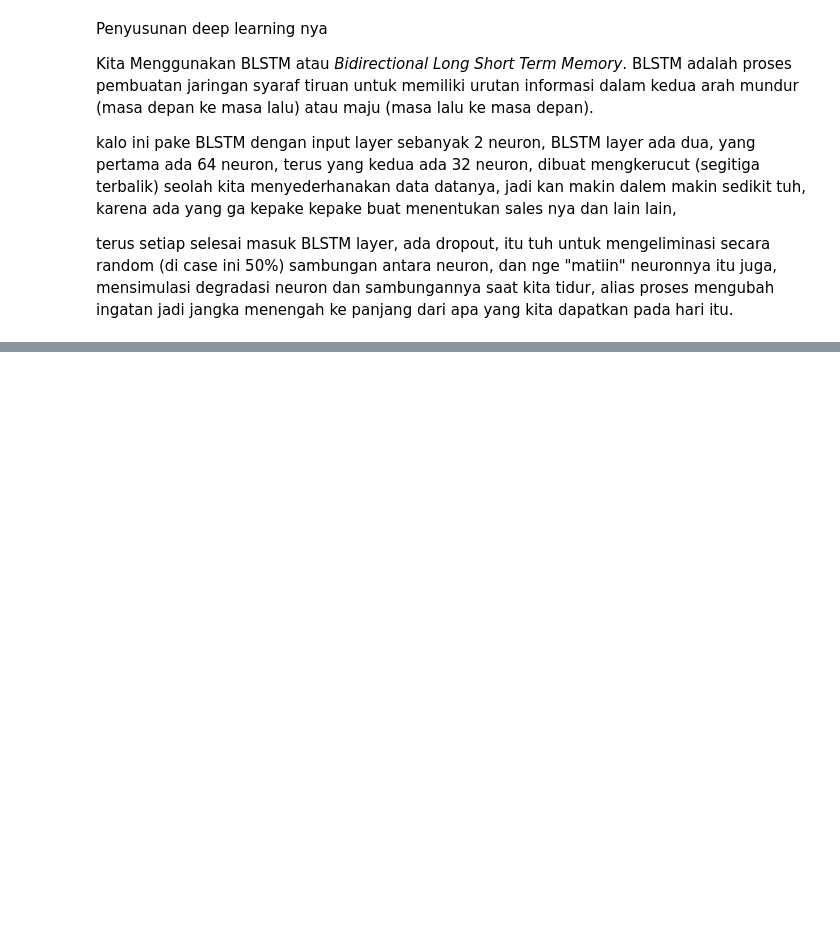
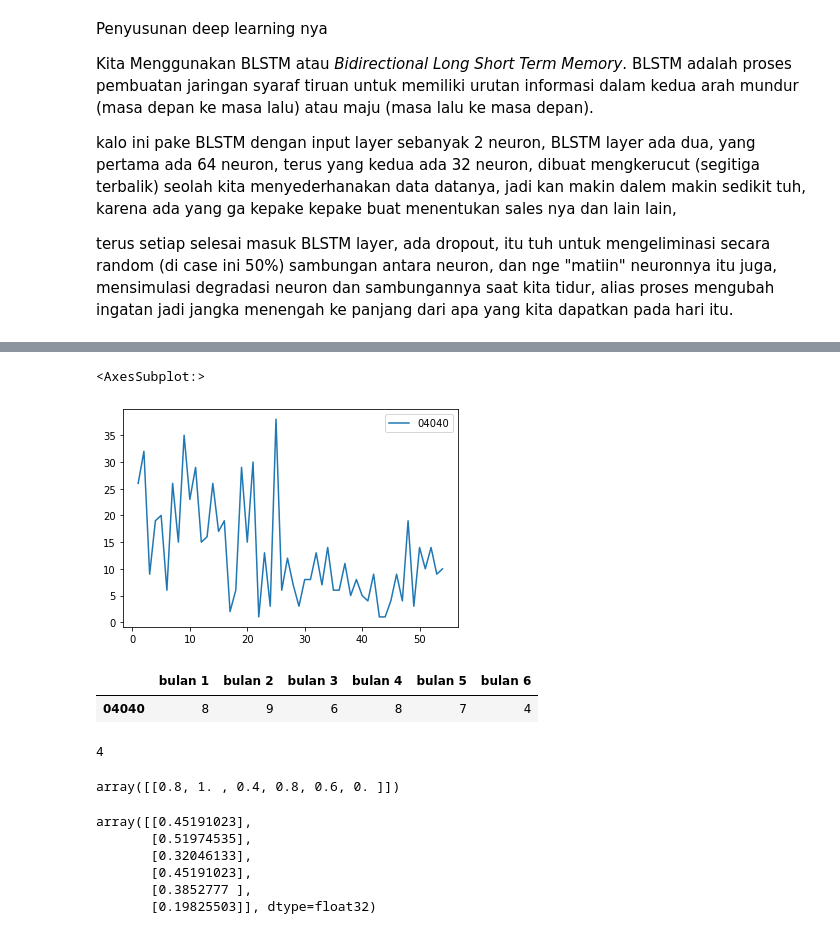
Before and after one commit to IritaSee/product_performance_blstm, a Jupyter notebook: Model per Cluster (train 54 test 3 months ) + Changed Model/cluster0.ipynb, the cells around one changed output, grey strips where cells are left out. Saved outputs shown, nothing was run; the diff lists cells and outputs as text; code cells hidden in the pictures; blank space fills up the shorter version.

```diff
--- a/Model per Cluster (train 54 test 3 months ) + Changed Model/cluster0.ipynb
+++ b/Model per Cluster (train 54 test 3 months ) + Changed Model/cluster0.ipynb
@@ -403,0 +410,16 @@ model.save('cluster0_newdata.h5') #simpan model untuk cluster 0 ini
+# %%
+new_c0.T.plot()
+# %% [output]
+<AxesSubplot:>
+[figure, added]
+# %%
+c0_t.set_index(col,inplace=True)
+new_c0_t = c0_t.loc[new_c0.index]
+new_c0_t
+# %% [output]
+|  | bulan 1 | bulan 2 | bulan 3 | bulan 4 | bulan 5 | bulan 6 |
+| 04040 | 8 | 9 | 6 | 8 | 7 | 4 |
+# %%
+min
+# %% [output]
+4
@@ -403,0 +440,4 @@ model.save('cluster0_newdata.h5') #simpan model untuk cluster 0 ini
+# %%
+series_t
+# %% [output]
+array([[0.8, 1. , 0.4, 0.8, 0.6, 0. ]])
@@ -403,0 +447,10 @@ model.save('cluster0_newdata.h5') #simpan model untuk cluster 0 ini
+# %%
+prediksi=model.predict(np.array(series_t))
+prediksi
+# %% [output]
+array([[0.45191023],
+       [0.51974535],
+       [0.32046133],
+       [0.45191023],
+       [0.3852777 ],
+       [0.19825503]], dtype=float32)
```
Also changed, not shown: parts of 24 cells of this notebook, 4 other files.
